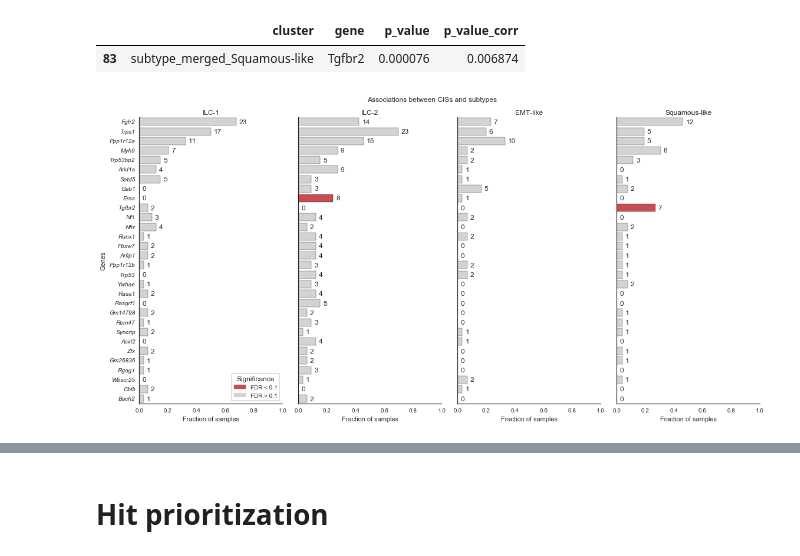
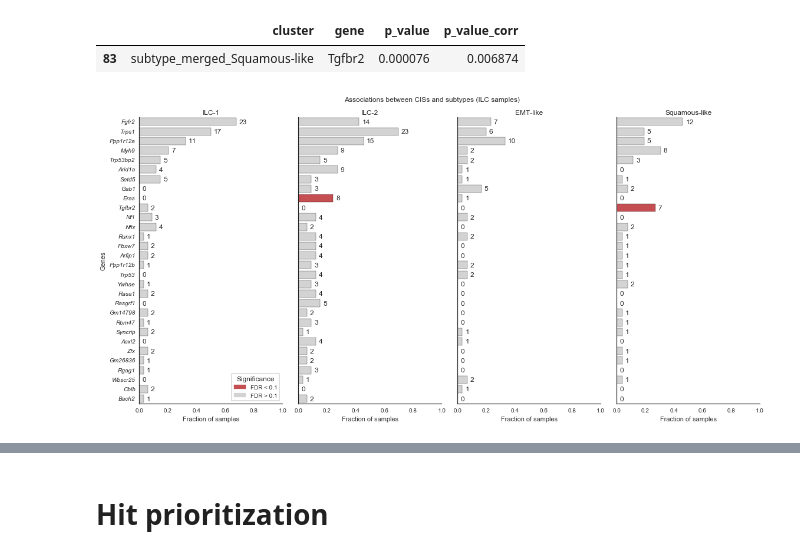
Before and after one commit to jrderuiter/ilc-sb-screen, a Jupyter notebook: notebooks/3. Insertion analyses.ipynb, the cells around one changed output, grey strips where cells are left out. Cells and saved outputs as stored; diff of their text form; code cells hidden in the pictures.

```diff
--- a/notebooks/3. Insertion analyses.ipynb
+++ b/notebooks/3. Insertion analyses.ipynb
@@ -149,44 +151,34 @@ ranked_genes = list(insertions.groupby('gene_name')['sample']
                               .nunique().sort_values(ascending=False)
                               .index)
 
 # Get associations with subtypes.
 subtype_assocs = {cluster.split('_')[1]: list(grp['gene'])
                   for cluster, grp in res_subtype.query('p_value_corr < 0.1')
                                                  .groupby('cluster')}
 
-# Add Trps1 (enriched in combined ILC groups).
-# if 'ILC-1' not in subtype_assocs:
-#     subtype_assocs['ILC-1'] = []
-
-# subtype_assocs['ILC-1'].append('Trps1')
-# subtype_assocs['ILC-2'].append('Trps1')
-
 # Plot counts per subtype for all genes.
 shared_kws = dict(
     highlight=subtype_assocs,
     highlight_labels=('FDR < 0.1', 'FDR > 0.1'),
     legend_kws=dict(title='Significance'),
     col_order=subtype_order)
 
 g = nb_ins.plot_subtype_counts(
     insertions, nmf_subtypes['subtype'], order=ranked_genes,
-    size=8, aspect=0.5, highlight=subtype_assocs,
-    highlight_labels=('FDR < 0.1', 'FDR > 0.1'),
-    legend_kws=dict(title='Significance'),
-    col_order=subtype_order)
+    size=8, aspect=0.5, **shared_kws)
 
-g.fig.suptitle('Associations between CISs and subtypes', fontsize=12)
+g.fig.suptitle('Associations between CISs and subtypes (ILC samples)', fontsize=12)
 g.fig.subplots_adjust(top=0.92)
 
 # Draw again for paper with slightly different scaling.
 with sns.plotting_context('paper', font_scale=0.7):
     g = nb_ins.plot_subtype_counts(
         insertions, nmf_subtypes['subtype'], size=3.8, order=ranked_genes,
         aspect=0.45, annotate_kws={'fontsize': 5}, **shared_kws)
-    g.fig.suptitle('Associations between CISs and subtypes', fontsize=7)
+    g.fig.suptitle('Associations between CISs and subtypes (ILC samples)', fontsize=7)
     g.fig.subplots_adjust(top=0.9)
 
 g.savefig('../reports/supplemental/figures/fig_s4_subtype_assocs.pdf', bbox_inches='tight')
 plt.close(g.fig);
 # %% [output]
-[figure, old version]
+[figure, new version]
```
Also changed, not shown: parts of 4 cells of this notebook, 3 other files.
